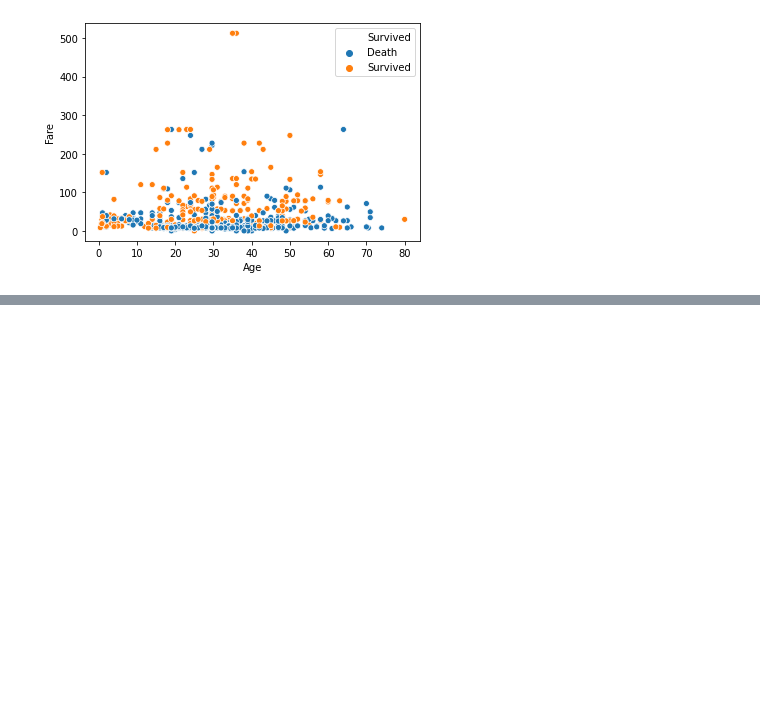
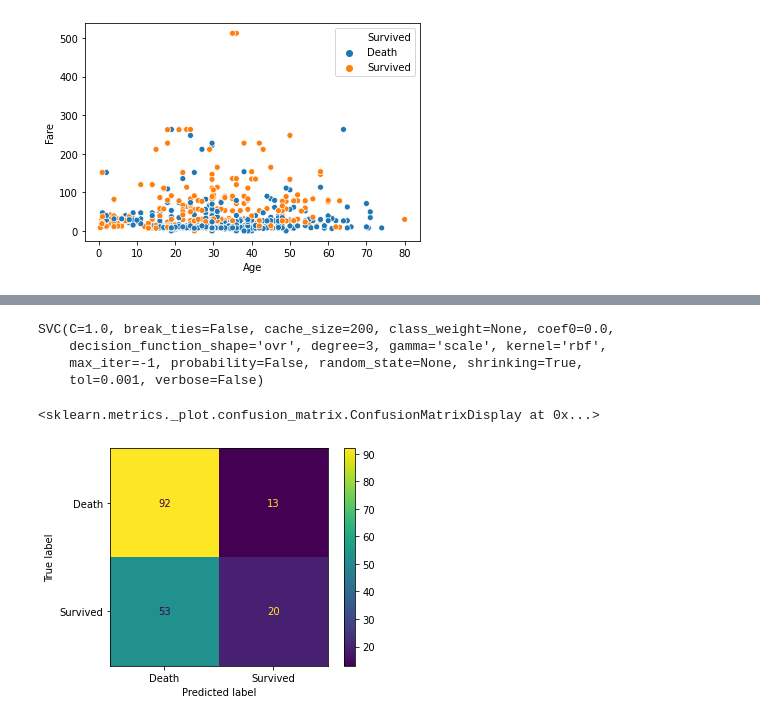
Before and after one commit to Sirabhop/Kaggle_Challenge, a Jupyter notebook: Challenge_1_Titanic.ipynb, the cells around one changed output, grey strips where cells are left out. Drawn from its saved outputs; the diff is of its cells as text; code cells hidden in the pictures; blank space fills up the shorter version.

```diff
--- a/Challenge_1_Titanic.ipynb
+++ b/Challenge_1_Titanic.ipynb
@@ -52,6 +53,8 @@ df.dropna(subset = ['Embarked'], axis = 0, how = 'any', inplace = True)
 df['Age'].fillna(df['Age'].mean(), inplace = True)
 
 df.reset_index(inplace = True, drop = True)
+# %%
+df.drop(['Sex'], axis = 1, inplace = True)
 # %%
 df['Embarked'].replace({'S': 'Southampton', 'C': 'Cherbourg', 'Q': 'Queenstown'}, inplace = True)
 df['Pclass'].replace({1: 'First class', 2: 'Second class', 3: 'Third class'}, inplace = True)
@@ -101,3 +91,8 @@ ax = sns.barplot(x = 'Sex',y = 'Fare', hue = 'Survived', data = df)
 ax = sns.scatterplot(x = 'Age', y = 'Fare', hue = 'Survived', data = df)
 # %% [output]
 [figure]
+# %%
+ticket = pd.get_dummies(df['Pclass'], prefix = 'ticket')
+embarked = pd.get_dummies(df['Embarked'], prefix = 'embarked')
+
+df = pd.concat([df, ticket, embarked], axis = 1).drop(['Embarked', 'Pclass'], axis = 1)
@@ -104,6 +115,10 @@ ax = sns.scatterplot(x = 'Age', y = 'Fare', hue = 'Survived', data = df)
 # %%
-X_train, X_test = train_test_split(X, test_size = 0.2, random_state = 0)
-y_train, y_test = train_test_split(y, test_size = 0.2, random_state = 0)
+X_train, X_test, y_train, y_test = train_test_split(df.iloc[:, 2:], df.iloc[:, 1], test_size = 0.2, random_state = 0)
 # %%
 classifier = SVC(kernel = 'rbf')
 classifier.fit(X_train, y_train)
+# %% [output]
+SVC(C=1.0, break_ties=False, cache_size=200, class_weight=None, coef0=0.0,
+    decision_function_shape='ovr', degree=3, gamma='scale', kernel='rbf',
+    max_iter=-1, probability=False, random_state=None, shrinking=True,
+    tol=0.001, verbose=False)
@@ -109,0 +127,5 @@ classifier.fit(X_train, y_train)
+# %%
+plot_confusion_matrix(classifier, X_test, y_test)
+# %% [output]
+<sklearn.metrics._plot.confusion_matrix.ConfusionMatrixDisplay at 0x...>
+[figure, added]
```
Also changed, not shown: parts of 16 cells of this notebook.
